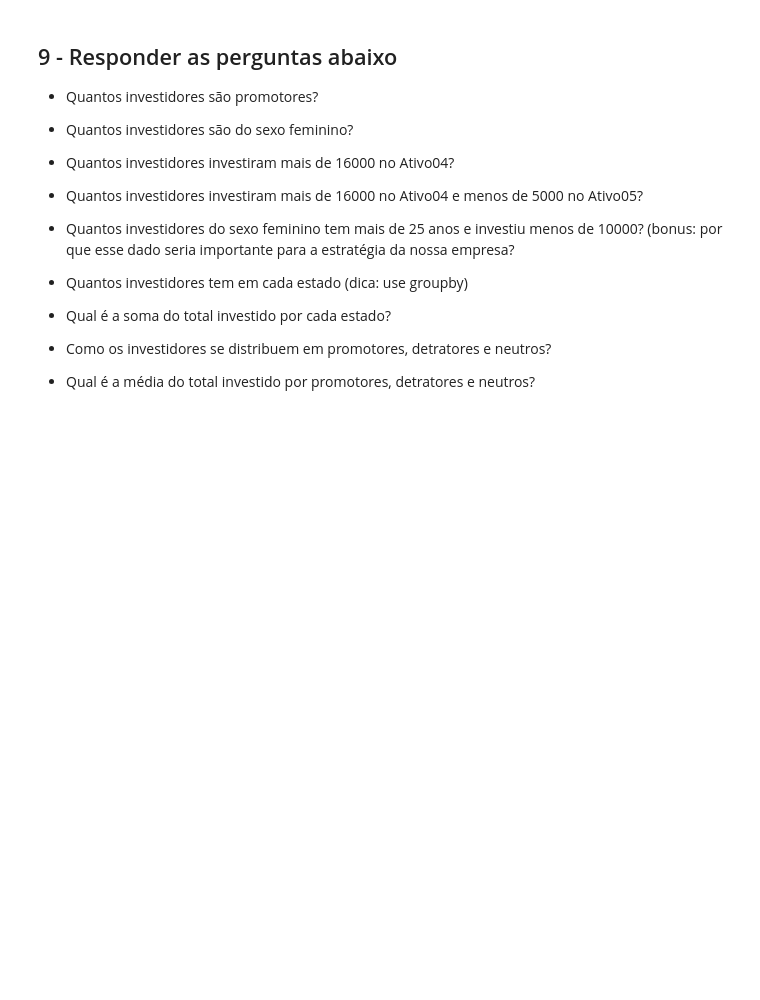
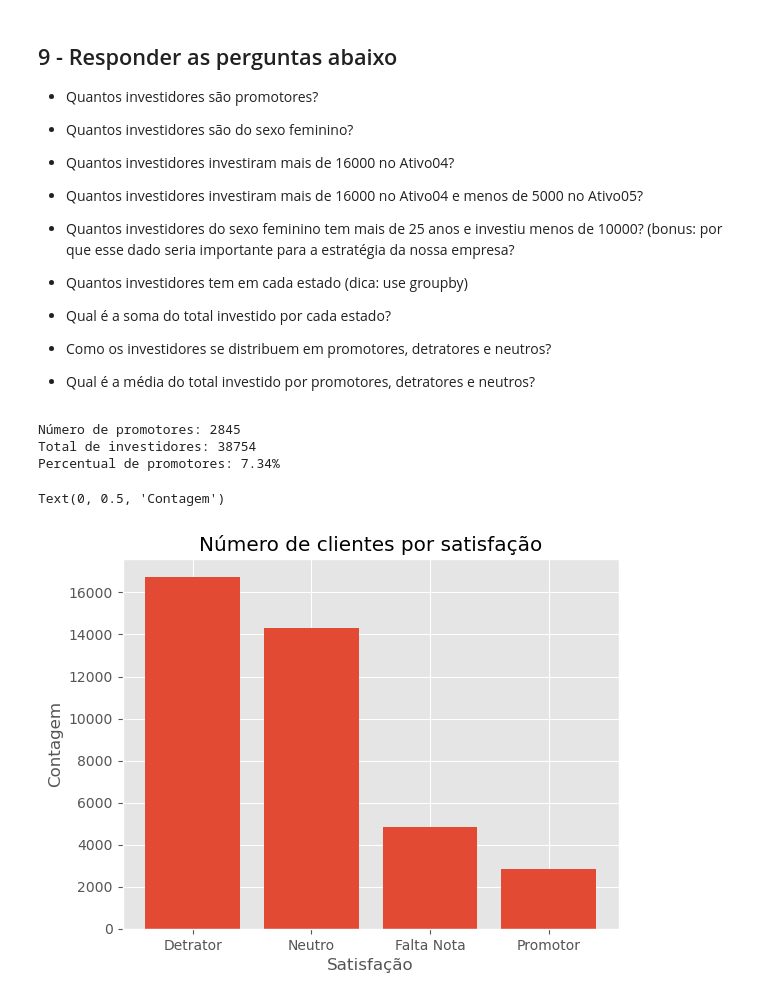
Before and after one commit to vitorccmanso/Projeto-EDA, a Jupyter notebook: Proj 1 - pandas - notebook.ipynb, the cells around one changed output. Drawn from its saved outputs; the diff is of its cells as text; code cells hidden in the pictures; blank space fills up the shorter version.

```diff
--- a/Proj 1 - pandas - notebook.ipynb
+++ b/Proj 1 - pandas - notebook.ipynb
@@ -270,13 +316,0 @@ df["Sexo"] = df["Sexo"].map(lambda x: 'Masculino' if x == 'Masc' else 'Feminino'
-# %%
-def nps(media):
-    if media >= 0:
-        if media >= 80:
-            return 'Promotor'
-        elif media < 50:
-            return 'Detrator'
-        else:
-            return 'Neutro'
-    return 'Falta Nota'
-
-df['NPS'] = df["Média"].apply(lambda media: nps(media))
-df
@@ -315,3 +334,26 @@ df
 - Qual é a soma do total investido por cada estado?
 - Como os investidores se distribuem em promotores, detratores e neutros?
 - Qual é a média do total investido por promotores, detratores e neutros?
+# %%
+import matplotlib as mpl
+import matplotlib.pyplot as plt
+import seaborn as sns
+plt.style.use('ggplot')
+# %%
+# Quantos investidores são promotores?
+nps_investidores = df.value_counts('NPS')
+print('Número de promotores:', nps_investidores['Promotor'])
+print('Total de investidores:', nps_investidores.sum())
+print(f'Percentual de promotores: {round(nps_investidores.Promotor/ nps_investidores.sum() * 100, 2)}%')
+# %% [output]
+Número de promotores: 2845
+Total de investidores: 38754
+Percentual de promotores: 7.34%
+# %%
+plt.bar(x = nps_investidores.keys(), height = nps_investidores)
+plt.title('Número de clientes por satisfação')
+plt.xlabel('Satisfação')
+plt.ylabel('Contagem')
+# %% [output]
+Text(0, 0.5, 'Contagem')
+[figure, added]
```
Also changed, not shown: parts of 5 cells of this notebook.
